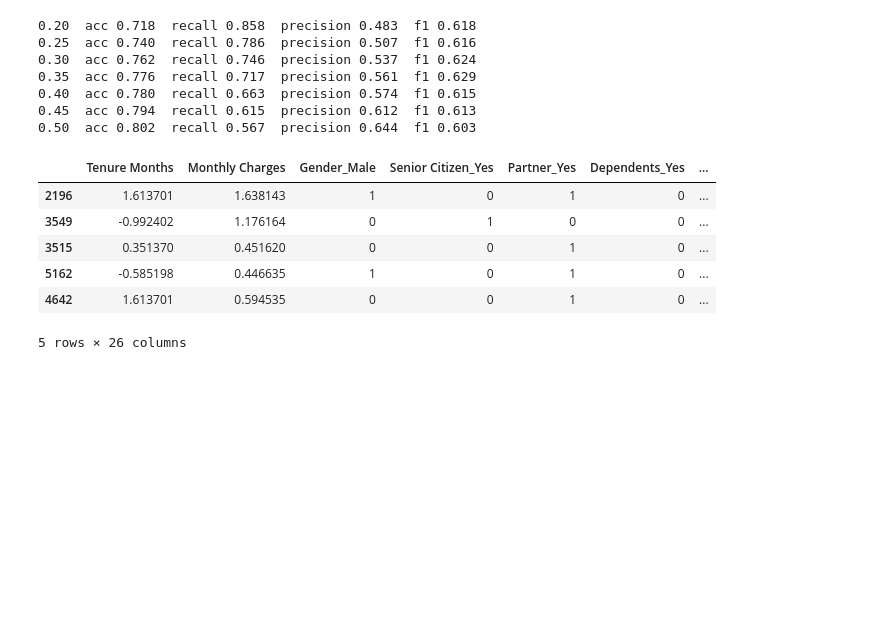
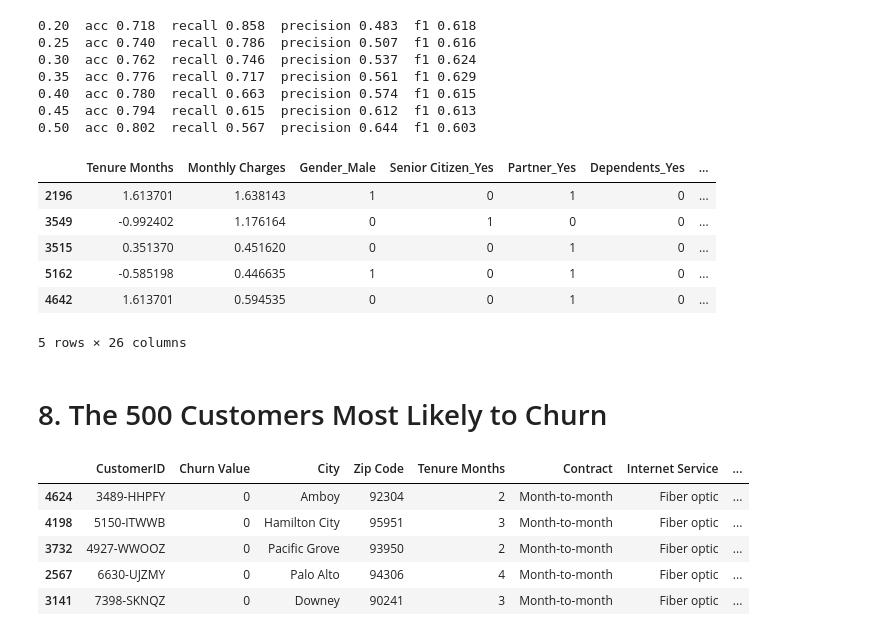
Before and after one commit to Bhumgara/df_swan_consulting, a Jupyter notebook: P7_EDA.ipynb, the cells around one changed output. Cells and saved outputs as stored; diff of their text form; code cells hidden in the pictures; blank space fills up the shorter version.

Commit message:
Produced Mailing List for 500 At Risk Churners

```diff
--- a/P7_EDA.ipynb
+++ b/P7_EDA.ipynb
@@ -249,3 +251,24 @@ results.head()
 | 5162 | -0.585198 | 0.446635 | 1 | 0 | 1 | 0 | ... |
 | 4642 | 1.613701 | 0.594535 | 0 | 0 | 1 | 0 | ... |
 5 rows × 26 columns
+# %% [markdown]
+# 8. The 500 Customers Most Likely to Churn
+# %%
+scored = df_clean[["CustomerID", "Churn Value", "City", "Zip Code",
+                   "Tenure Months", "Contract", "Internet Service",
+                   "Online Security", "Tech Support", "Payment Method",
+                   "Monthly Charges", "Total Charges"]].copy()
+
+scored[["prob_stay", "prob_churn"]] = model.predict_proba(X_enc)
+
+retained = scored[scored["Churn Value"] == 0].drop(columns="Churn Value")
+mailer_list = retained.sort_values("prob_churn", ascending=False).head(500)
+# %%
+mailer_list.head()
+# %% [output]
+|  | CustomerID | Churn Value | City | Zip Code | Tenure Months | Contract | Internet Service | ... |
+| 4624 | 3489-HHPFY | 0 | Amboy | 92304 | 2 | Month-to-month | Fiber optic | ... |
+| 4198 | 5150-ITWWB | 0 | Hamilton City | 95951 | 3 | Month-to-month | Fiber optic | ... |
+| 3732 | 4927-WWOOZ | 0 | Pacific Grove | 93950 | 2 | Month-to-month | Fiber optic | ... |
+| 2567 | 6630-UJZMY | 0 | Palo Alto | 94306 | 4 | Month-to-month | Fiber optic | ... |
+| 3141 | 7398-SKNQZ | 0 | Downey | 90241 | 3 | Month-to-month | Fiber optic | ... |
```
Also changed, not shown: parts of 2 cells of this notebook, 1 other file.
